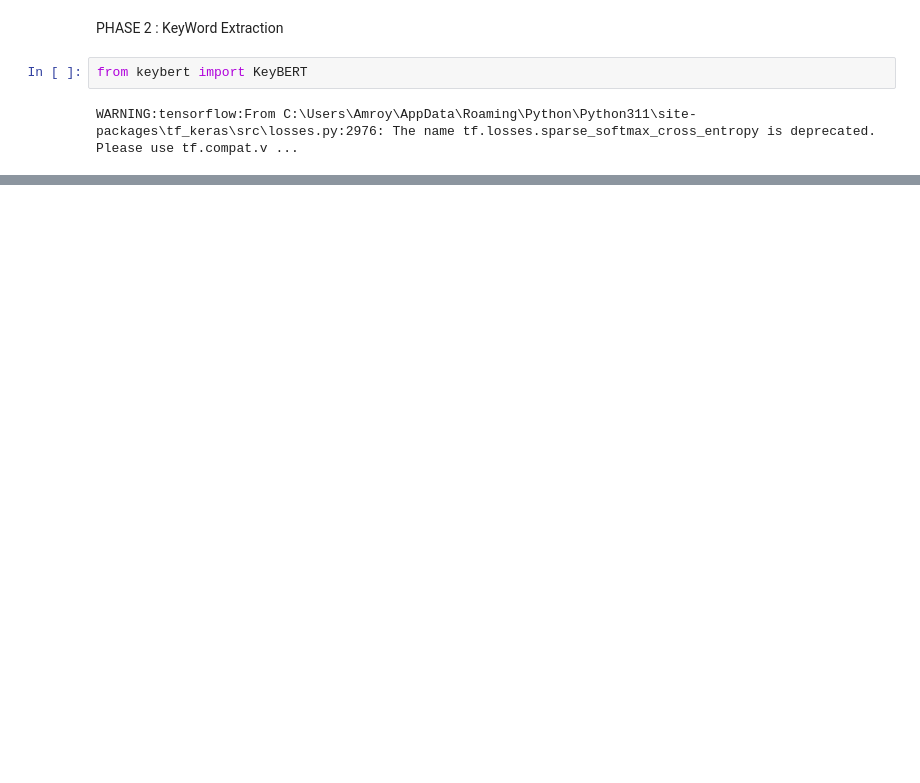
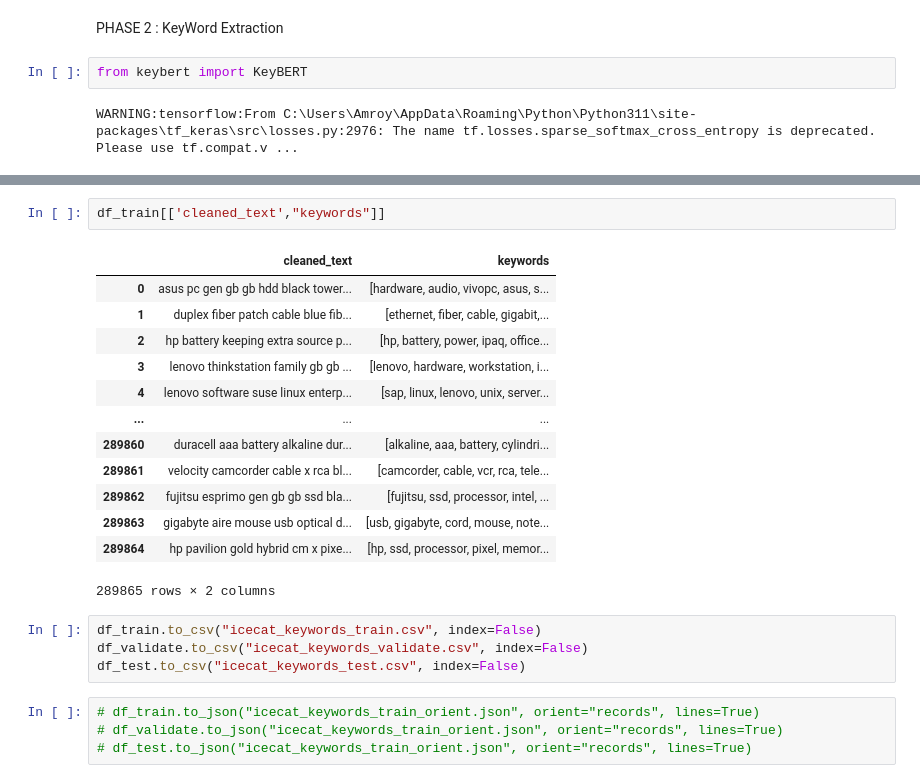
Before and after one commit to AlistairPereira/Taxonomy_LLM_models, a Jupyter notebook: main.ipynb, the cells around one changed output, grey strips where cells are left out. Drawn from its saved outputs; the diff is of its cells as text; blank space fills up the shorter version.

```diff
--- a/main.ipynb
+++ b/main.ipynb
@@ -449,0 +488,24 @@ array(['Computers & Electronics>Computers>PCs/Workstations',
+# %%
+df_train[['cleaned_text',"keywords"]]
+# %% [output]
+|  | cleaned_text | keywords |
+| 0 | asus pc gen gb gb hdd black tower... | [hardware, audio, vivopc, asus, s... |
+| 1 | duplex fiber patch cable blue fib... | [ethernet, fiber, cable, gigabit,... |
+| 2 | hp battery keeping extra source p... | [hp, battery, power, ipaq, office... |
+| 3 | lenovo thinkstation family gb gb ... | [lenovo, hardware, workstation, i... |
+| 4 | lenovo software suse linux enterp... | [sap, linux, lenovo, unix, server... |
+| ... | ... | ... |
+| 289860 | duracell aaa battery alkaline dur... | [alkaline, aaa, battery, cylindri... |
+| 289861 | velocity camcorder cable x rca bl... | [camcorder, cable, vcr, rca, tele... |
+| 289862 | fujitsu esprimo gen gb gb ssd bla... | [fujitsu, ssd, processor, intel, ... |
+| 289863 | gigabyte aire mouse usb optical d... | [usb, gigabyte, cord, mouse, note... |
+| 289864 | hp pavilion gold hybrid cm x pixe... | [hp, ssd, processor, pixel, memor... |
+289865 rows × 2 columns
+# %%
+df_train.to_csv("icecat_keywords_train.csv", index=False)
+df_validate.to_csv("icecat_keywords_validate.csv", index=False)
+df_test.to_csv("icecat_keywords_test.csv", index=False)
+# %%
+# df_train.to_json("icecat_keywords_train_orient.json", orient="records", lines=True)
+# df_validate.to_json("icecat_keywords_train_orient.json", orient="records", lines=True)
+# df_test.to_json("icecat_keywords_train_orient.json", orient="records", lines=True)
```
Also changed, not shown: parts of 18 cells of this notebook.
